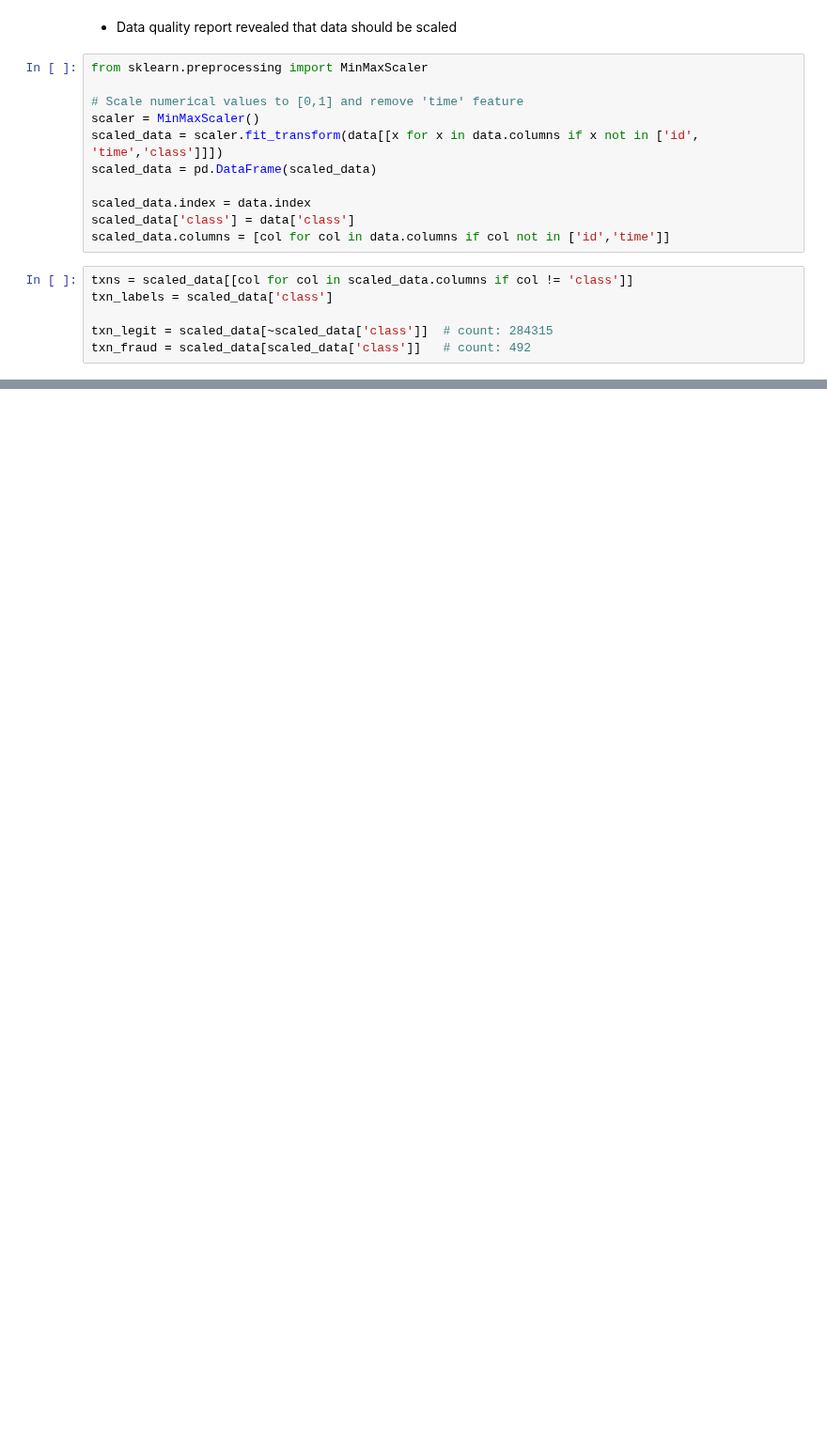
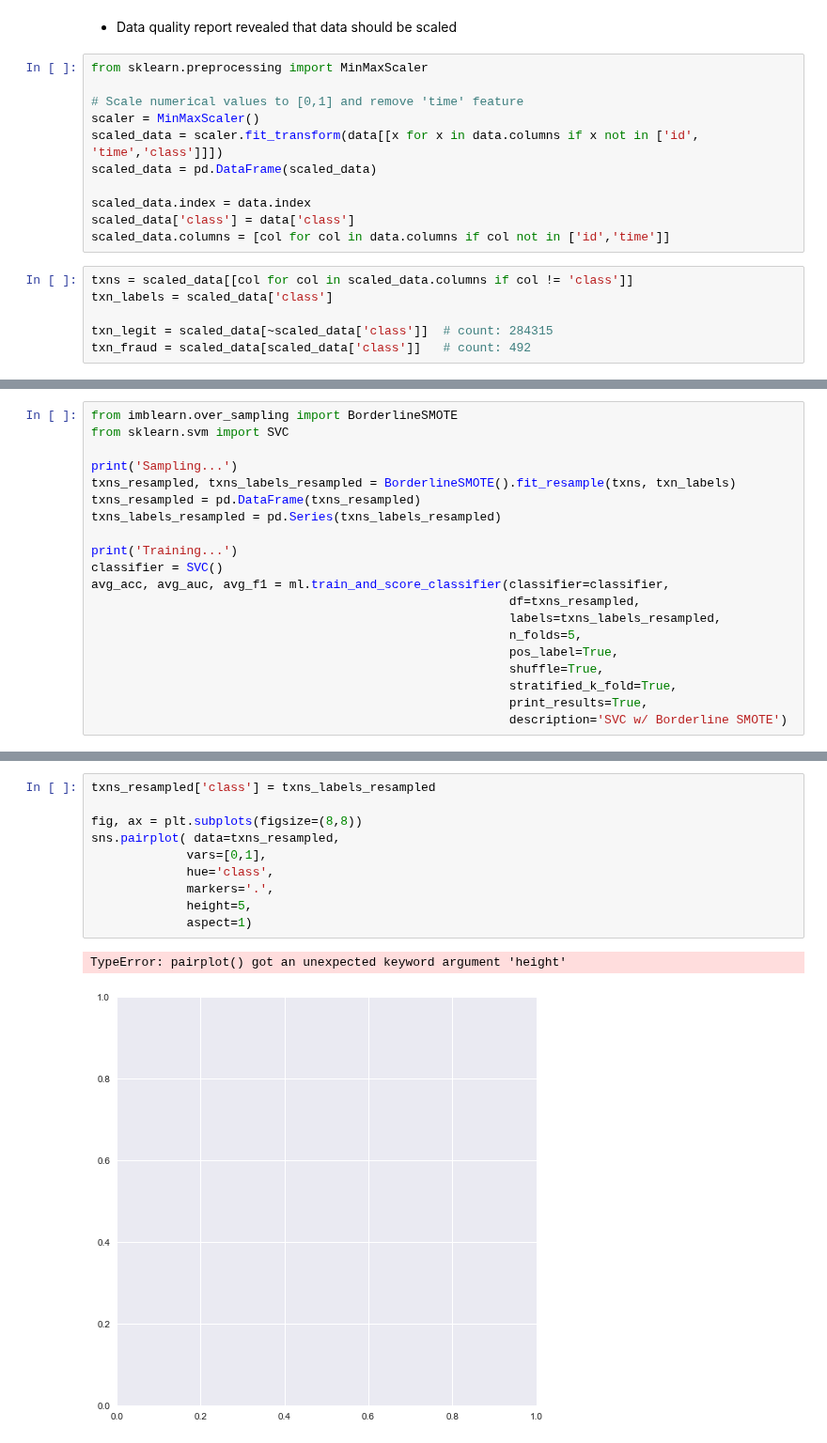
Before and after one commit to jlouie3/Conda_Notebooks, a Jupyter notebook: Kaggle_CreditCardFraudDetection/CreditCardFraud.ipynb, the cells around one changed output, grey strips where cells are left out. Shown at 94% size. Saved outputs shown, nothing was run; the diff lists cells and outputs as text; blank space fills up the shorter version.

```diff
--- a/Kaggle_CreditCardFraudDetection/CreditCardFraud.ipynb
+++ b/Kaggle_CreditCardFraudDetection/CreditCardFraud.ipynb
@@ -177,0 +345,20 @@ txns.head()
+# %%
+from imblearn.over_sampling import BorderlineSMOTE
+from sklearn.svm import SVC
+
+print('Sampling...')
+txns_resampled, txns_labels_resampled = BorderlineSMOTE().fit_resample(txns, txn_labels)
+txns_resampled = pd.DataFrame(txns_resampled)
+txns_labels_resampled = pd.Series(txns_labels_resampled)
+
+print('Training...')
+classifier = SVC()
+avg_acc, avg_auc, avg_f1 = ml.train_and_score_classifier(classifier=classifier,
+                                                         df=txns_resampled,
+                                                         labels=txns_labels_resampled,
+                                                         n_folds=5,
+                                                         pos_label=True,
+                                                         shuffle=True,
+                                                         stratified_k_fold=True,
+                                                         print_results=True,
+                                                         description='SVC w/ Borderline SMOTE')
@@ -177,0 +374,13 @@ txns.head()
+# %%
+txns_resampled['class'] = txns_labels_resampled
+
+fig, ax = plt.subplots(figsize=(8,8))
+sns.pairplot( data=txns_resampled,
+             vars=[0,1],
+             hue='class',
+             markers='.',
+             height=5,
+             aspect=1)
+# %% [output]
+TypeError: pairplot() got an unexpected keyword argument 'height'
+[figure, added]
```
Also changed, not shown: parts of 16 cells of this notebook, 1 other file.
